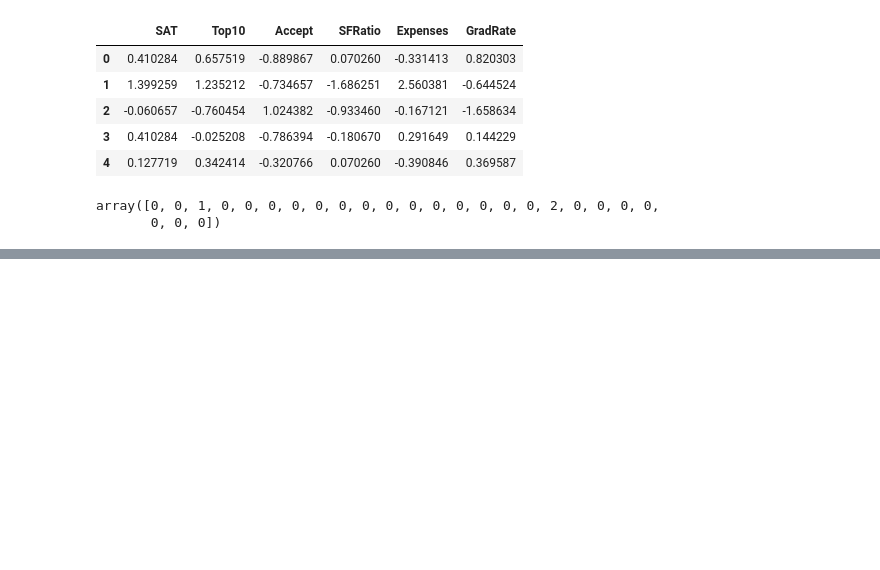
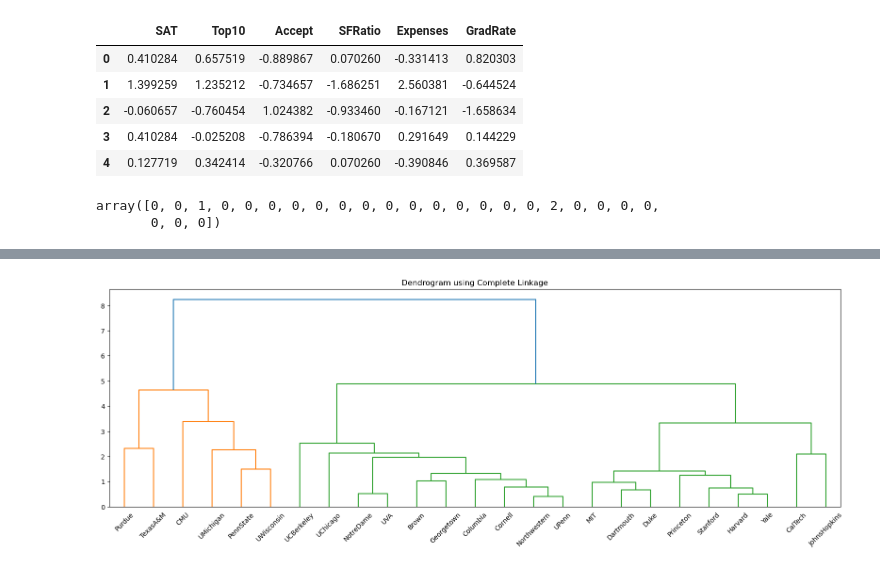
Before and after one commit to VatsVenom201/MachineLearning-Daily_tasks, a Jupyter notebook: Clustering/Hierarchical Clustering.ipynb, the cells around one changed output, grey strips where cells are left out. Saved outputs shown, nothing was run; the diff lists cells and outputs as text; code cells hidden in the pictures; blank space fills up the shorter version.

```diff
--- a/Clustering/Hierarchical Clustering.ipynb
+++ b/Clustering/Hierarchical Clustering.ipynb
@@ -59,0 +92,9 @@ plt.show()
+# %%
+z = linkage(ndf , method='complete' , metric='euclidean')
+plt.figure(figsize=(20,6))
+
+dendrogram( z , labels = list(df.iloc[:,0]))
+plt.title('Dendrogram using Complete Linkage')
+plt.show()
+# %% [output]
+[figure, added]
```
Also changed, not shown: parts of 7 cells of this notebook.
